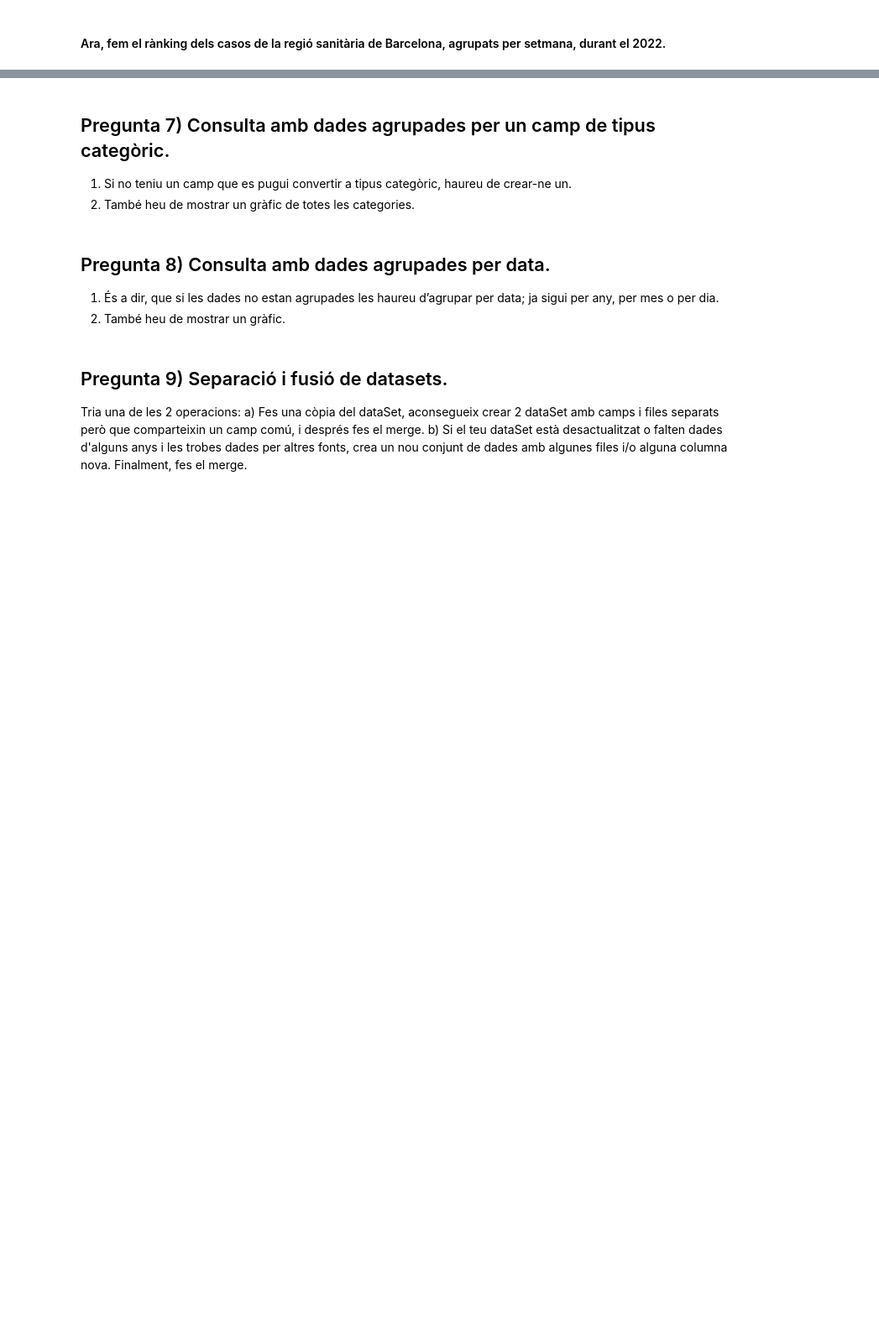
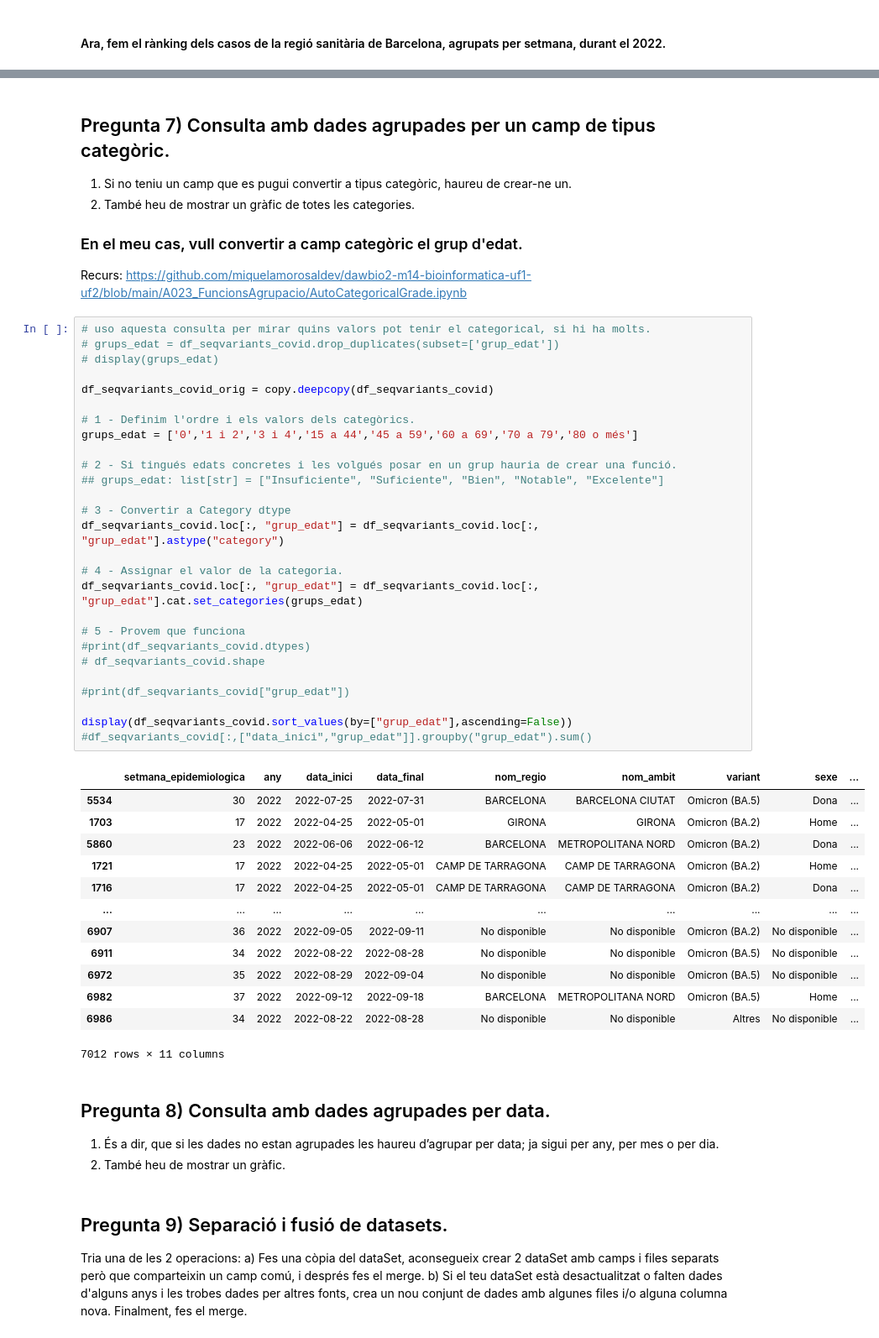
Before and after one commit to miquelamorosaldev/dawbio2-m14-bioinformatica-curs2022-2023-uf1-uf2, a Jupyter notebook: A026_PracticaExemple_Covid19Variants/exemplept1-profes.ipynb, the cells around one changed output, grey strips where cells are left out. Shown: that part at 84% size. Drawn from its saved outputs; the diff is of its cells as text; blank space fills up the shorter version.

Commit message:
Exemple consulta 7 - Categoricals.

```diff
--- a/A026_PracticaExemple_Covid19Variants/exemplept1-profes.ipynb
+++ b/A026_PracticaExemple_Covid19Variants/exemplept1-profes.ipynb
@@ -312,6 +316,51 @@ df_q5_plot.plot(kind="bar")
 ## Pregunta 7)  Consulta amb dades agrupades per un camp de tipus categòric.
 1. Si no teniu un camp que es pugui convertir a tipus categòric, haureu de crear-ne un.
 2. També heu de mostrar un gràfic de totes les categories.
+
+### En el meu cas, vull convertir a camp categòric el grup d'edat.
+Recurs:
+https://github.com/miquelamorosaldev/dawbio2-m14-bioinformatica-uf1-uf2/blob/main/A023_FuncionsAgrupacio/AutoCategoricalGrade.ipynb
+# %%
+# uso aquesta consulta per mirar quins valors pot tenir el categorical, si hi ha molts.
+# grups_edat = df_seqvariants_covid.drop_duplicates(subset=['grup_edat'])
+# display(grups_edat)
+
+df_seqvariants_covid_orig = copy.deepcopy(df_seqvariants_covid)
+
+# 1 - Definim l'ordre i els valors dels categòrics.
+grups_edat = ['0','1 i 2','3 i 4','15 a 44','45 a 59','60 a 69','70 a 79','80 o més']
+
+# 2 - Si tingués edats concretes i les volgués posar en un grup hauria de crear una funció.
+## grups_edat: list[str] = ["Insuficiente", "Suficiente", "Bien", "Notable", "Excelente"]
+
+# 3 - Convertir a Category dtype
+df_seqvariants_covid.loc[:, "grup_edat"] = df_seqvariants_covid.loc[:, "grup_edat"].astype("category")
+
+# 4 - Assignar el valor de la categoria.
+df_seqvariants_covid.loc[:, "grup_edat"] = df_seqvariants_covid.loc[:, "grup_edat"].cat.set_categories(grups_edat)
+
+# 5 - Provem que funciona
+#print(df_seqvariants_covid.dtypes)
+# df_seqvariants_covid.shape
+
+#print(df_seqvariants_covid["grup_edat"])
+
+display(df_seqvariants_covid.sort_values(by=["grup_edat"],ascending=False))
+#df_seqvariants_covid[:,["data_inici","grup_edat"]].groupby("grup_edat").sum()
+# %% [output]
+|  | setmana_epidemiologica | any | data_inici | data_final | nom_regio | nom_ambit | variant | sexe | ... |
+| 5534 | 30 | 2022 | 2022-07-25 | 2022-07-31 | BARCELONA | BARCELONA CIUTAT | Omicron (BA.5) | Dona | ... |
+| 1703 | 17 | 2022 | 2022-04-25 | 2022-05-01 | GIRONA | GIRONA | Omicron (BA.2) | Home | ... |
+| 5860 | 23 | 2022 | 2022-06-06 | 2022-06-12 | BARCELONA | METROPOLITANA NORD | Omicron (BA.2) | Dona | ... |
+| 1721 | 17 | 2022 | 2022-04-25 | 2022-05-01 | CAMP DE TARRAGONA | CAMP DE TARRAGONA | Omicron (BA.2) | Home | ... |
+| 1716 | 17 | 2022 | 2022-04-25 | 2022-05-01 | CAMP DE TARRAGONA | CAMP DE TARRAGONA | Omicron (BA.2) | Dona | ... |
+| ... | ... | ... | ... | ... | ... | ... | ... | ... | ... |
+| 6907 | 36 | 2022 | 2022-09-05 | 2022-09-11 | No disponible | No disponible | Omicron (BA.2) | No disponible | ... |
+| 6911 | 34 | 2022 | 2022-08-22 | 2022-08-28 | No disponible | No disponible | Omicron (BA.5) | No disponible | ... |
+| 6972 | 35 | 2022 | 2022-08-29 | 2022-09-04 | No disponible | No disponible | Omicron (BA.5) | No disponible | ... |
+| 6982 | 37 | 2022 | 2022-09-12 | 2022-09-18 | BARCELONA | METROPOLITANA NORD | Omicron (BA.5) | Home | ... |
+| 6986 | 34 | 2022 | 2022-08-22 | 2022-08-28 | No disponible | No disponible | Altres | No disponible | ... |
+7012 rows × 11 columns
 # %% [markdown]
 
 ## Pregunta 8)  Consulta amb dades agrupades per data.
```
Also changed, not shown: parts of 2 cells of this notebook.
